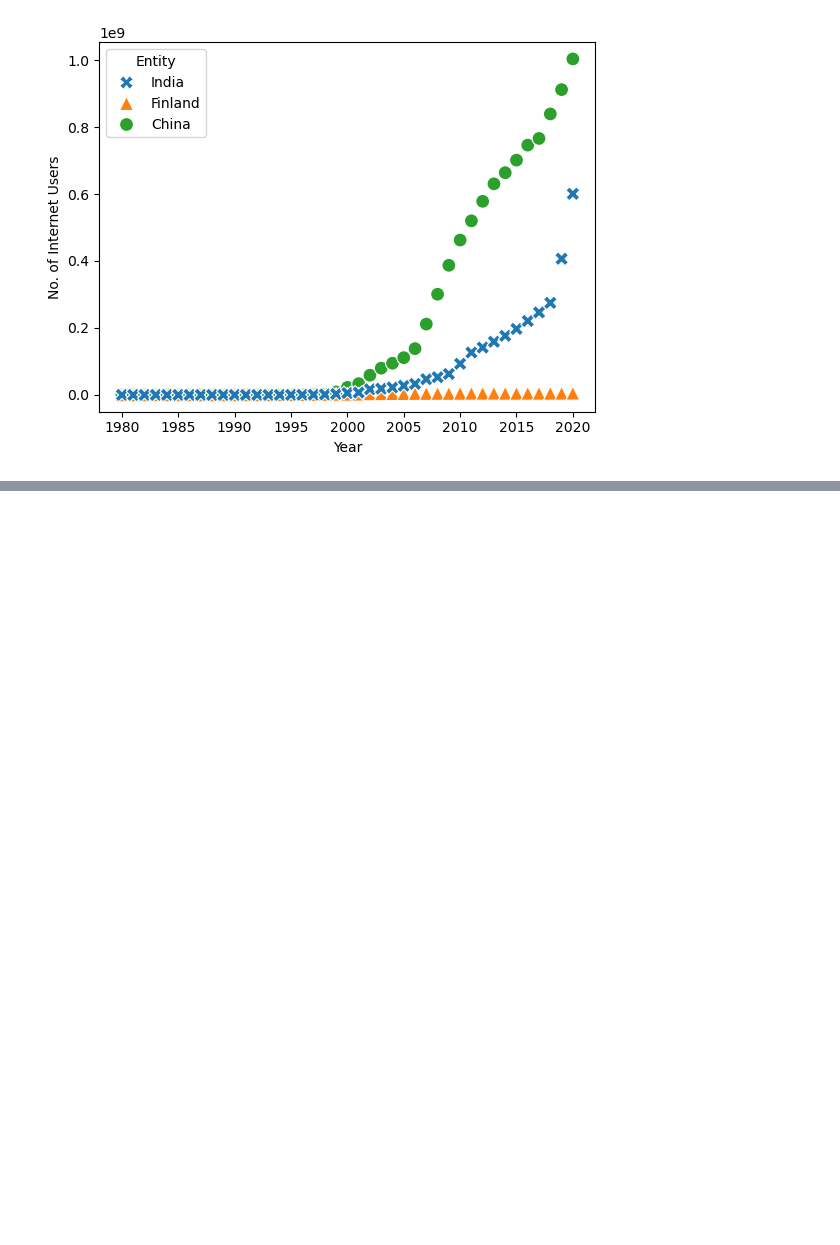
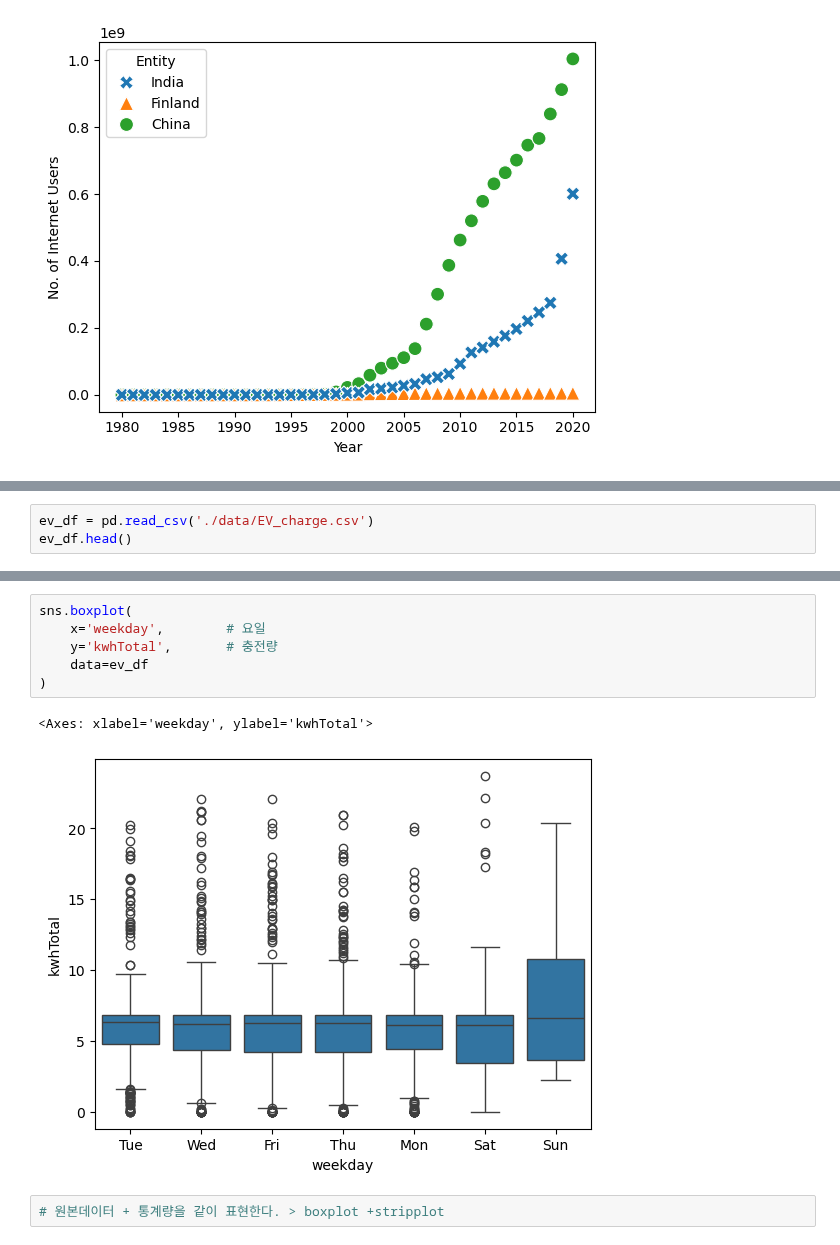
Before and after one commit to zdeik/hipython_rep, a Jupyter notebook: 71.seaborn_test.ipynb, the cells around one changed output, grey strips where cells are left out. Cells and saved outputs as stored; diff of their text form; blank space fills up the shorter version.

```diff
--- a/71.seaborn_test.ipynb
+++ b/71.seaborn_test.ipynb
@@ -101,0 +244,3 @@ sns.scatterplot(
+# %%
+ev_df = pd.read_csv('./data/EV_charge.csv')
+ev_df.head()
@@ -101,0 +275,11 @@ sns.scatterplot(
+# %%
+sns.boxplot(
+    x='weekday',        # 요일
+    y='kwhTotal',       # 충전량
+    data=ev_df
+)
+# %% [output]
+<Axes: xlabel='weekday', ylabel='kwhTotal'>
+[figure, added]
+# %%
+# 원본데이터 + 통계량을 같이 표현한다. > boxplot +stripplot
```
Also changed, not shown: parts of 26 cells of this notebook, 1 other file.
